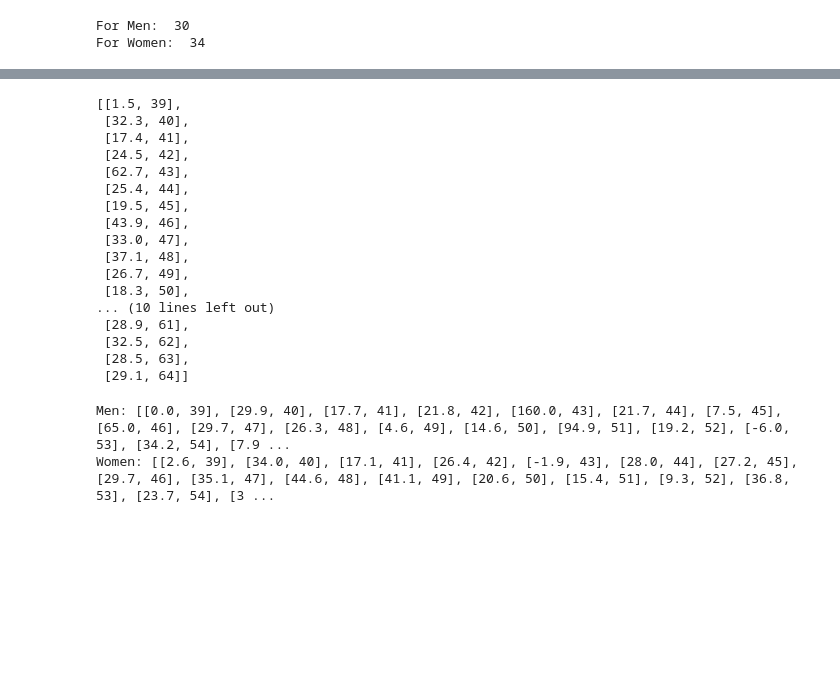
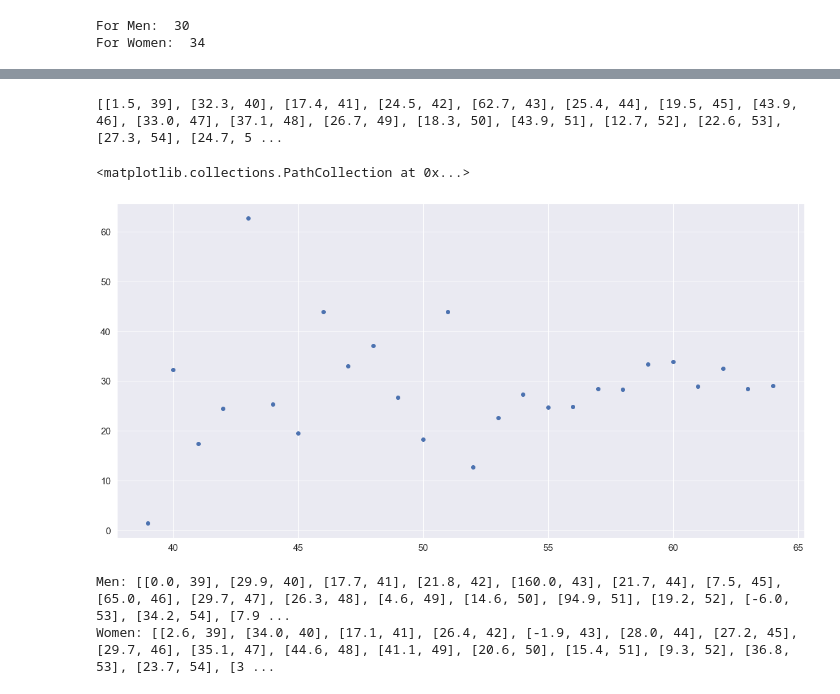
Before and after one commit to AustinTD4/Group-5-PBD, a Jupyter notebook: Experimenting.ipynb, the cells around one changed output, grey strips where cells are left out. Cells and saved outputs as stored; diff of their text form; code cells hidden in the pictures; blank space fills up the shorter version.

```diff
--- a/Experimenting.ipynb
+++ b/Experimenting.ipynb
@@ -226,44 +228,33 @@ Women: [[2.6, 30], [32.1, 40], [26.6, 50], [31.9, 60]]
 # %%
 def dif_blood_all_ages_cardio(df):
     df = df.loc[df.cardio == 1]
     mini = int(df['age'].min())
     # print(mini)
     # if(mini % 10 != 0):
     #     mini = int(mini - (mini % 10))
     # print(mini)
 
     maxi = int(df['age'].max())
     # print(maxi)
     # if(maxi % 10 != 0):
     #     maxi = int(maxi + (10 - (maxi % 10)))
     # print(maxi)
     results = []
 
     for i in range(mini, maxi):
         # print(df.loc[df.age >= i].loc[df.age < i + 10 ])
         mm = difference_blood(df.loc[df.age == i])
         results.append([round(mm,1),  i])
     return results
 
-dif_blood_all_ages_cardio(df)
+# dif_blood_all_ages_cardio(df)
+print(dif_blood_all_ages_cardio(df))
+aaa, bbb = separate_data(dif_blood_all_ages_cardio(df))
+plt.scatter(bbb, aaa)
 # %% [output]
-[[1.5, 39],
- [32.3, 40],
- [17.4, 41],
- [24.5, 42],
- [62.7, 43],
- [25.4, 44],
- [19.5, 45],
- [43.9, 46],
- [33.0, 47],
- [37.1, 48],
- [26.7, 49],
- [18.3, 50],
-... (10 lines left out)
- [28.9, 61],
- [32.5, 62],
- [28.5, 63],
- [29.1, 64]]
+[[1.5, 39], [32.3, 40], [17.4, 41], [24.5, 42], [62.7, 43], [25.4, 44], [19.5, 45], [43.9, 46], [33.0, 47], [37.1, 48], [26.7, 49], [18.3, 50], [43.9, 51], [12.7, 52], [22.6, 53], [27.3, 54], [24.7, 5 ...
+<matplotlib.collections.PathCollection at 0x...>
+[figure, added]
 # %%
 print('Men:',dif_blood_all_ages_cardio(df.loc[df.gender_2 == 1]))
 print('Women:',dif_blood_all_ages_cardio(df.loc[df.gender_1 == 1]))
```
Also changed, not shown: parts of 8 cells of this notebook.
